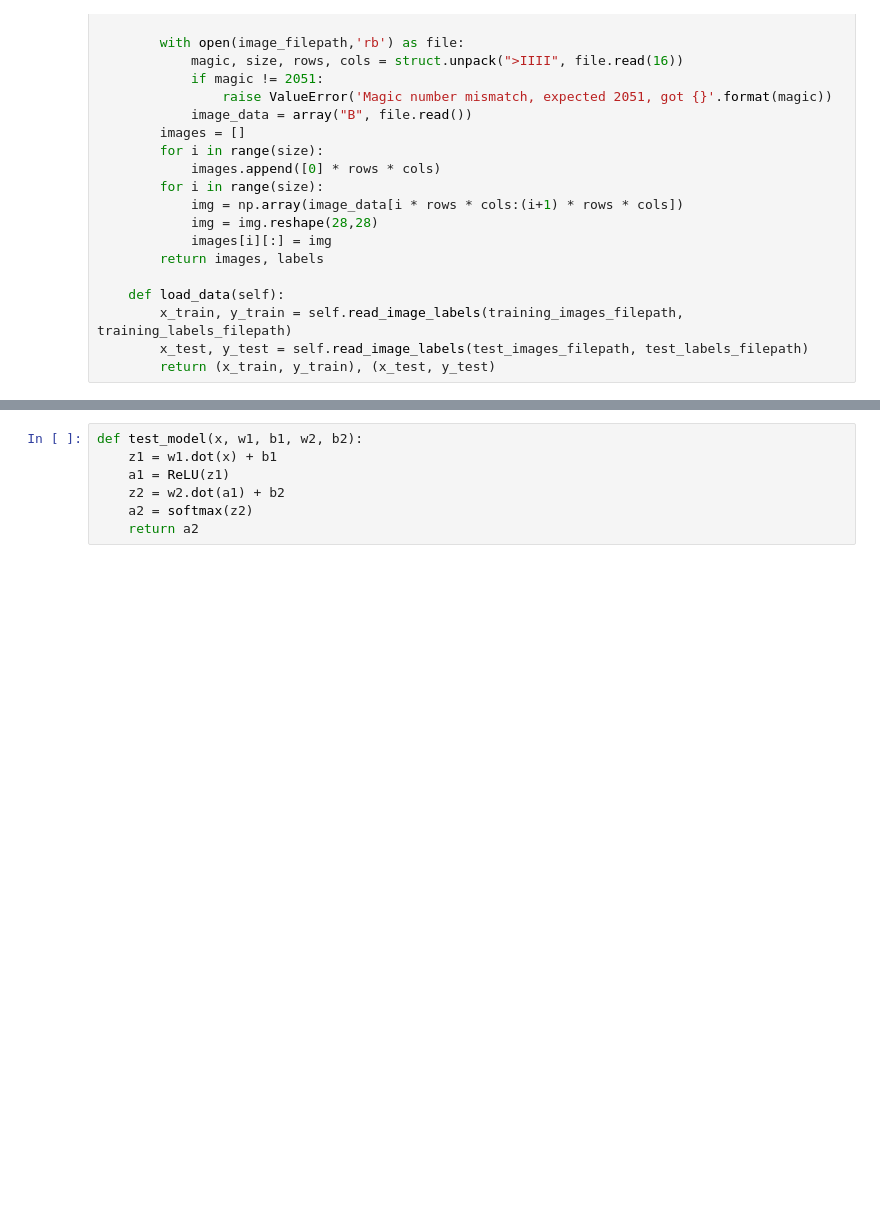
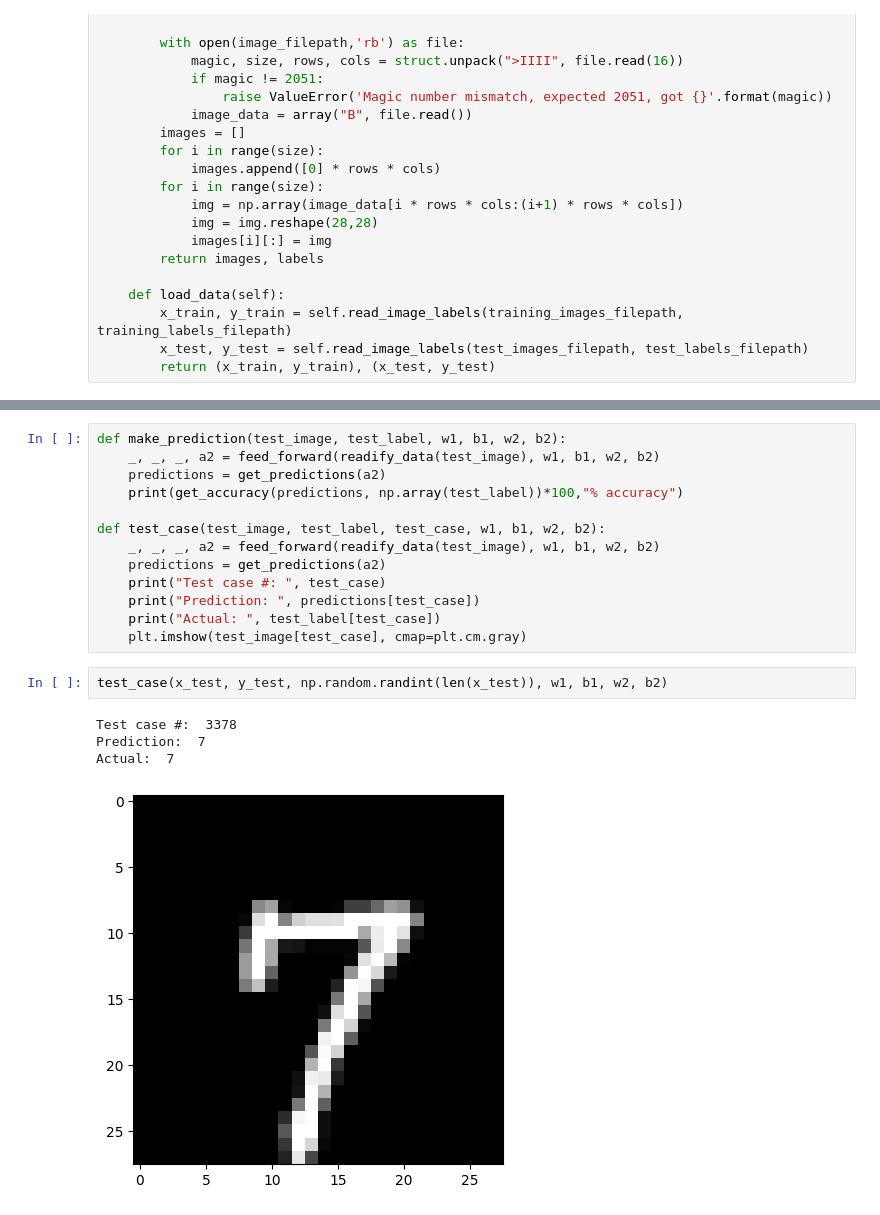
Before and after one commit to self-controller/mnist_nn, a Jupyter notebook: number_nn.ipynb, the cells around one changed output, grey strips where cells are left out. Saved outputs shown, nothing was run; the diff lists cells and outputs as text; blank space fills up the shorter version.

```diff
--- a/number_nn.ipynb
+++ b/number_nn.ipynb
@@ -172,7 +196,20 @@ plt.show()
-# %%
-def test_model(x, w1, b1, w2, b2):
-    z1 = w1.dot(x) + b1
-    a1 = ReLU(z1)
-    z2 = w2.dot(a1) + b2
-    a2 = softmax(z2)
-    return a2
+# %%
+def make_prediction(test_image, test_label, w1, b1, w2, b2):
+    _, _, _, a2 = feed_forward(readify_data(test_image), w1, b1, w2, b2)
+    predictions = get_predictions(a2)
+    print(get_accuracy(predictions, np.array(test_label))*100,"% accuracy")
+
+def test_case(test_image, test_label, test_case, w1, b1, w2, b2):
+    _, _, _, a2 = feed_forward(readify_data(test_image), w1, b1, w2, b2)
+    predictions = get_predictions(a2)
+    print("Test case #: ", test_case)
+    print("Prediction: ", predictions[test_case])
+    print("Actual: ", test_label[test_case])
+    plt.imshow(test_image[test_case], cmap=plt.cm.gray)
+# %%
+test_case(x_test, y_test, np.random.randint(len(x_test)), w1, b1, w2, b2)
+# %% [output]
+Test case #:  3378
+Prediction:  7
+Actual:  7
+[figure, added]
```
Also changed, not shown: parts of 4 cells of this notebook.
